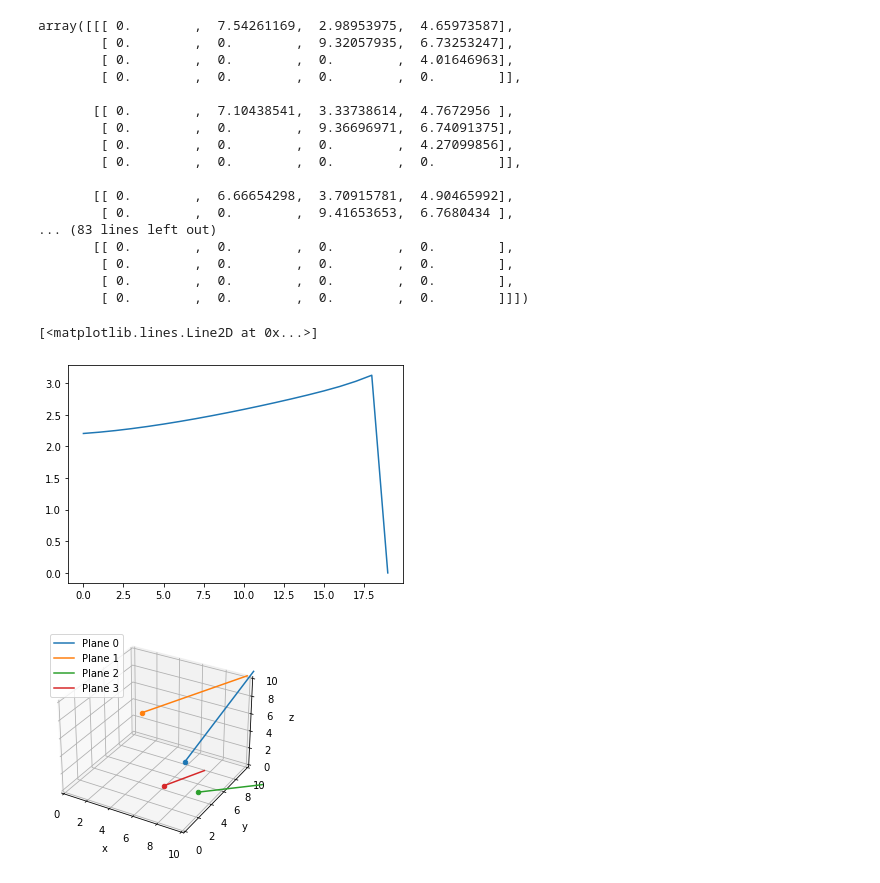
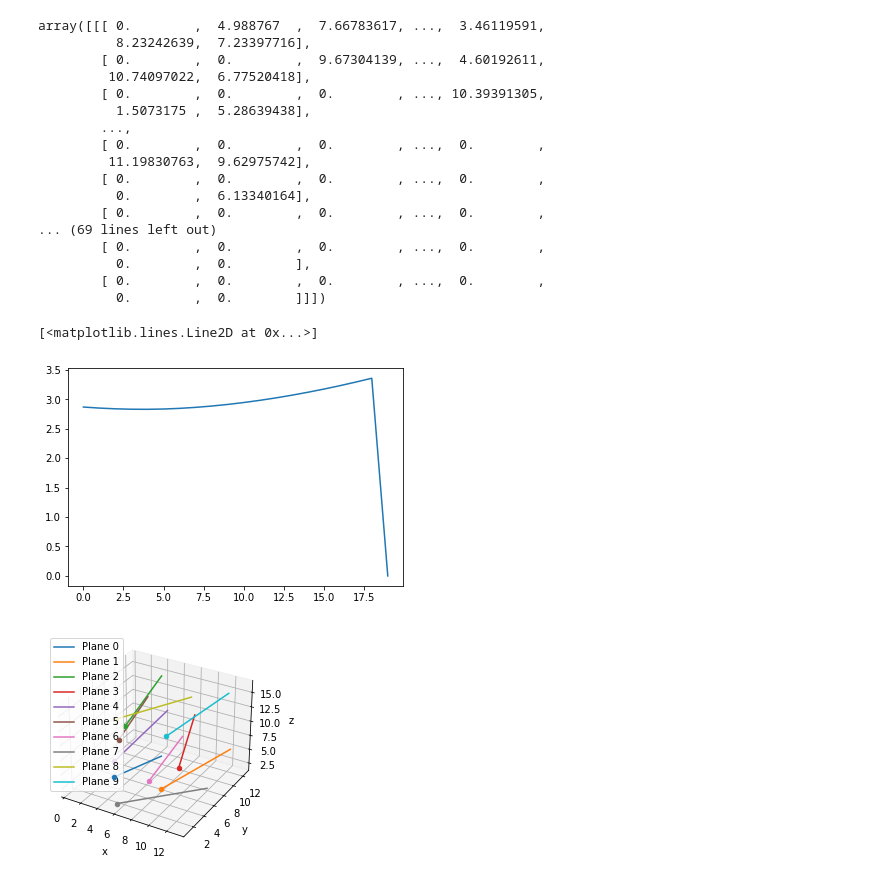
Before and after one commit to ConradOD/MDM3Rep2, a Jupyter notebook: basic_model.ipynb, the cells around one changed output. Saved outputs shown, nothing was run; the diff lists cells and outputs as text; code cells hidden in the pictures.

```diff
--- a/basic_model.ipynb
+++ b/basic_model.ipynb
@@ -46,7 +46,7 @@ delta_t = 0.5
 num_t_steps = int(max_t / delta_t)
 
 #Define variables about planes
-num_planes = 4
+num_planes = 10
 grid_size = 10 #10x10 grid
 max_plane_vel = 1
 # %%
@@ -91,50 +91,50 @@ for timestep in range(num_t_steps-1):
 # %%
 distances
 # %% [output]
-array([[[ 0.        ,  7.54261169,  2.98953975,  4.65973587],
-        [ 0.        ,  0.        ,  9.32057935,  6.73253247],
-        [ 0.        ,  0.        ,  0.        ,  4.01646963],
-        [ 0.        ,  0.        ,  0.        ,  0.        ]],
-
-       [[ 0.        ,  7.10438541,  3.33738614,  4.7672956 ],
-        [ 0.        ,  0.        ,  9.36696971,  6.74091375],
-        [ 0.        ,  0.        ,  0.        ,  4.27099856],
-        [ 0.        ,  0.        ,  0.        ,  0.        ]],
-
-       [[ 0.        ,  6.66654298,  3.70915781,  4.90465992],
-        [ 0.        ,  0.        ,  9.41653653,  6.7680434 ],
-... (83 lines left out)
-       [[ 0.        ,  0.        ,  0.        ,  0.        ],
-        [ 0.        ,  0.        ,  0.        ,  0.        ],
-        [ 0.        ,  0.        ,  0.        ,  0.        ],
-        [ 0.        ,  0.        ,  0.        ,  0.        ]]])
+array([[[ 0.        ,  4.988767  ,  7.66783617, ...,  3.46119591,
+          8.23242639,  7.23397716],
+        [ 0.        ,  0.        ,  9.67304139, ...,  4.60192611,
+         10.74097022,  6.77520418],
+        [ 0.        ,  0.        ,  0.        , ..., 10.39391305,
+          1.5073175 ,  5.28639438],
+        ...,
+        [ 0.        ,  0.        ,  0.        , ...,  0.        ,
+         11.19830763,  9.62975742],
+        [ 0.        ,  0.        ,  0.        , ...,  0.        ,
+          0.        ,  6.13340164],
+        [ 0.        ,  0.        ,  0.        , ...,  0.        ,
+... (69 lines left out)
+        [ 0.        ,  0.        ,  0.        , ...,  0.        ,
+          0.        ,  0.        ],
+        [ 0.        ,  0.        ,  0.        , ...,  0.        ,
+          0.        ,  0.        ]]])
 # %%
 plt.plot(avg_distances)
 # %% [output]
 [<matplotlib.lines.Line2D at 0x...>]
-[figure, old version]
+[figure, new version]
 # %%
 #Setup 3d plotting (not sure if this is best way of doing it)
 ax = plt.figure().add_subplot(projection='3d')
 
 for plane in planes:
     pos = plane.pos_array
     #For each plane plots line of trajectory
     ax.plot(pos[:,0],pos[:,1],pos[:,2],label="Plane {id}".format(id = plane.id))
     #Dot for start pos
     ax.scatter(pos[0,0],pos[0,1],pos[0,2])
 
 ax.set_xlabel("x")
 ax.set_ylabel("y")
 ax.set_zlabel("z")
 
 #Bounding plot to grid size set
 #NOTE: planes might disappear off edge
-ax.set_xlim(0,grid_size)
-ax.set_ylim(0,grid_size)
-ax.set_zlim(0,grid_size)
+# ax.set_xlim(0,grid_size)
+# ax.set_ylim(0,grid_size)
+# ax.set_zlim(0,grid_size)
 
 ax.legend()
 plt.show()
 # %% [output]
-[figure, old version]
+[figure, new version]
```
Also changed, not shown: 2 other files.
